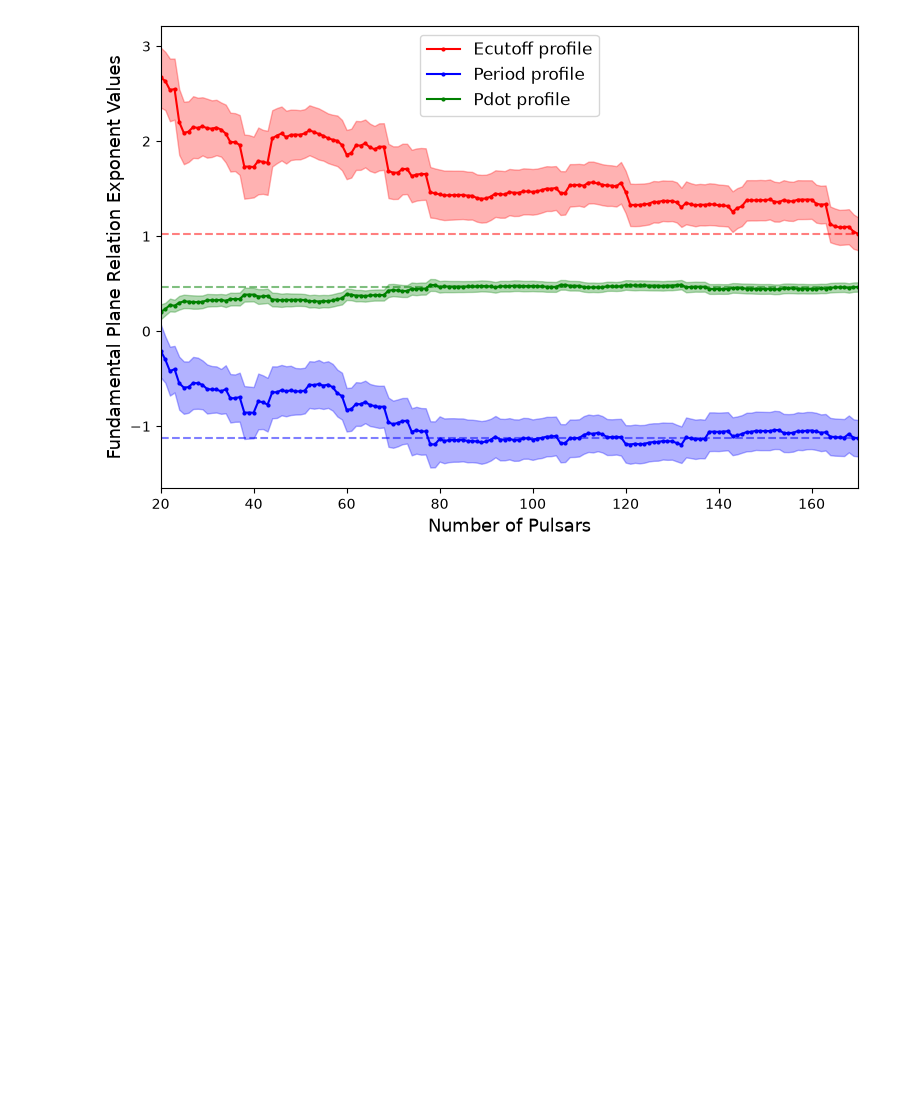
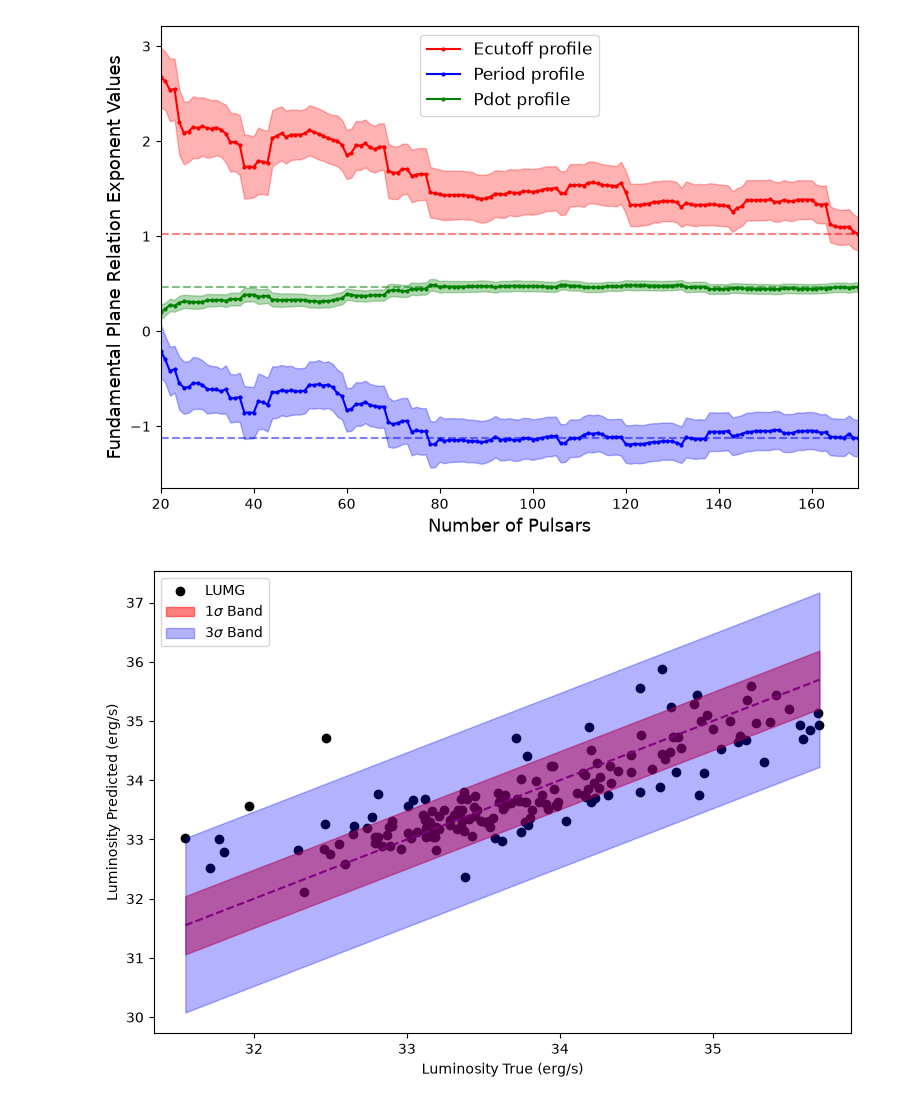
Before and after one commit to iclal-sule/TBAE_Staj_GW, a Jupyter notebook: Gamma_ray Pulsar/Revalidation of FP relation.ipynb, the cells around one changed output. Saved outputs shown, nothing was run; the diff lists cells and outputs as text; code cells hidden in the pictures; blank space fills up the shorter version.

```diff
--- a/Gamma_ray Pulsar/Revalidation of FP relation.ipynb
+++ b/Gamma_ray Pulsar/Revalidation of FP relation.ipynb
@@ -82,3 +82,27 @@ plt.legend(loc='upper center', fontsize=12)
 plt.show()
 # %% [output]
 [figure]
+# %%
+
+# Hata grafiği
+X_eksen = df_subset['L_log'] #Yukarıdaki koddan
+Y_eksen = model.fittedvalues #Modelden çıkan tahmini sonuçlar
+
+#Sigma hesaplama
+d = X_eksen - Y_eksen
+sigma = np.std(d)
+
+#Grafik çizimi
+plt.figure(figsize= (9,6))
+plt.scatter(X_eksen , Y_eksen , color= 'black',label= 'LUMG')
+x_line= np.linspace(min(X_eksen),max(X_eksen))
+y_line= x_line
+plt.plot(x_line, y_line, color= 'purple', linestyle= '--')
+plt.fill_between(x_line, y_line - sigma, y_line + sigma, alpha=0.5 , color='red', label= '1$\sigma$ Band')
+plt.fill_between(x_line, y_line - (3*sigma), y_line + (3*sigma), alpha=0.3, color='blue',label= '3$\sigma$ Band')
+plt.xlabel('Luminosity True (erg/s)')
+plt.ylabel('Luminosity Predicted (erg/s)')
+plt.legend(loc='upper left')
+plt.show()
+# %% [output]
+[figure, added]
```
Also changed, not shown: 1 other file.
